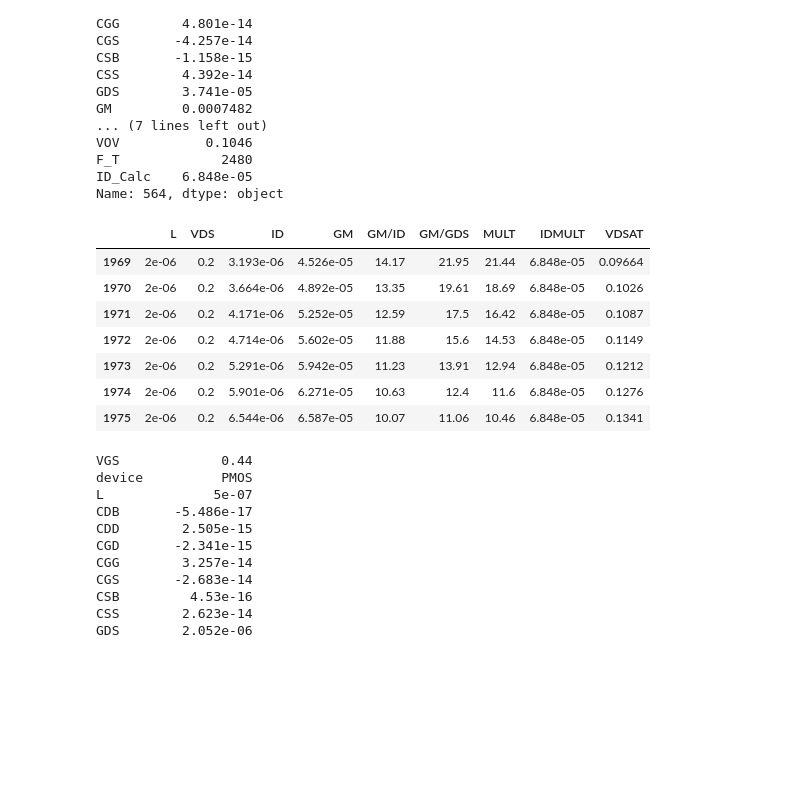
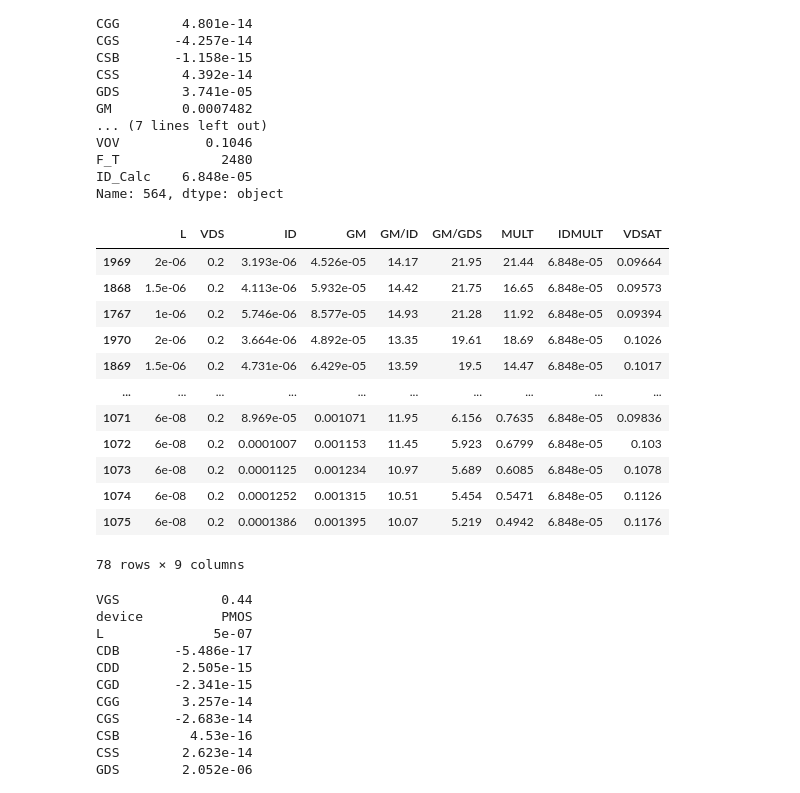
Before and after one commit to miguelpinho16/trabalhos, a Jupyter notebook: CIA/LAB1/script_CIA_melhorado2.ipynb, the cells around one changed output. Drawn from its saved outputs; the diff is of its cells as text; code cells hidden in the pictures; blank space fills up the shorter version.

```diff
--- a/CIA/LAB1/script_CIA_melhorado2.ipynb
+++ b/CIA/LAB1/script_CIA_melhorado2.ipynb
@@ -235,32 +235,35 @@ Name: 564, dtype: object
 # %%
 ##4
 x=0.24
 id5 = 68.48e-6
 
-
 condicaoDevice = LUT["device"] == "PMOS"
 
 condicaoVsd = LUT["VDSAT"] <= x
-condicaoL = LUT["L"] == 2e-6
 LUT["MULT"] = (id5/LUT["ID"])
 condicaoGMIDmin = LUT["GM/ID"] > 10
 condicaoGMIDmax = LUT["GM/ID"] < 15
 LUT["IDMULT"] = LUT["MULT"]*LUT["ID"]
 
-mascara = condicaoDevice & condicaoVsd & condicaoGMIDmin & condicaoGMIDmax & condicaoL
+mascara = condicaoDevice & condicaoVsd & condicaoGMIDmin & condicaoGMIDmax
 
 dados4 = LUT[mascara]
 
 dados4.sort_values("GM/GDS", ascending=False)[["L", "VDS", "ID", "GM", "GM/ID", "GM/GDS", "MULT", "IDMULT", "VDSAT"]]
 # %% [output]
 |  | L | VDS | ID | GM | GM/ID | GM/GDS | MULT | IDMULT | VDSAT |
 | 1969 | 2e-06 | 0.2 | 3.193e-06 | 4.526e-05 | 14.17 | 21.95 | 21.44 | 6.848e-05 | 0.09664 |
+| 1868 | 1.5e-06 | 0.2 | 4.113e-06 | 5.932e-05 | 14.42 | 21.75 | 16.65 | 6.848e-05 | 0.09573 |
+| 1767 | 1e-06 | 0.2 | 5.746e-06 | 8.577e-05 | 14.93 | 21.28 | 11.92 | 6.848e-05 | 0.09394 |
 | 1970 | 2e-06 | 0.2 | 3.664e-06 | 4.892e-05 | 13.35 | 19.61 | 18.69 | 6.848e-05 | 0.1026 |
-| 1971 | 2e-06 | 0.2 | 4.171e-06 | 5.252e-05 | 12.59 | 17.5 | 16.42 | 6.848e-05 | 0.1087 |
-| 1972 | 2e-06 | 0.2 | 4.714e-06 | 5.602e-05 | 11.88 | 15.6 | 14.53 | 6.848e-05 | 0.1149 |
-| 1973 | 2e-06 | 0.2 | 5.291e-06 | 5.942e-05 | 11.23 | 13.91 | 12.94 | 6.848e-05 | 0.1212 |
-| 1974 | 2e-06 | 0.2 | 5.901e-06 | 6.271e-05 | 10.63 | 12.4 | 11.6 | 6.848e-05 | 0.1276 |
-| 1975 | 2e-06 | 0.2 | 6.544e-06 | 6.587e-05 | 10.07 | 11.06 | 10.46 | 6.848e-05 | 0.1341 |
+| 1869 | 1.5e-06 | 0.2 | 4.731e-06 | 6.429e-05 | 13.59 | 19.5 | 14.47 | 6.848e-05 | 0.1017 |
+| ... | ... | ... | ... | ... | ... | ... | ... | ... | ... |
+| 1071 | 6e-08 | 0.2 | 8.969e-05 | 0.001071 | 11.95 | 6.156 | 0.7635 | 6.848e-05 | 0.09836 |
+| 1072 | 6e-08 | 0.2 | 0.0001007 | 0.001153 | 11.45 | 5.923 | 0.6799 | 6.848e-05 | 0.103 |
+| 1073 | 6e-08 | 0.2 | 0.0001125 | 0.001234 | 10.97 | 5.689 | 0.6085 | 6.848e-05 | 0.1078 |
+| 1074 | 6e-08 | 0.2 | 0.0001252 | 0.001315 | 10.51 | 5.454 | 0.5471 | 6.848e-05 | 0.1126 |
+| 1075 | 6e-08 | 0.2 | 0.0001386 | 0.001395 | 10.07 | 5.219 | 0.4942 | 6.848e-05 | 0.1176 |
+78 rows × 9 columns
 # %%
 ##1
 limIntGain = 28
```
Also changed, not shown: parts of 3 cells of this notebook.
